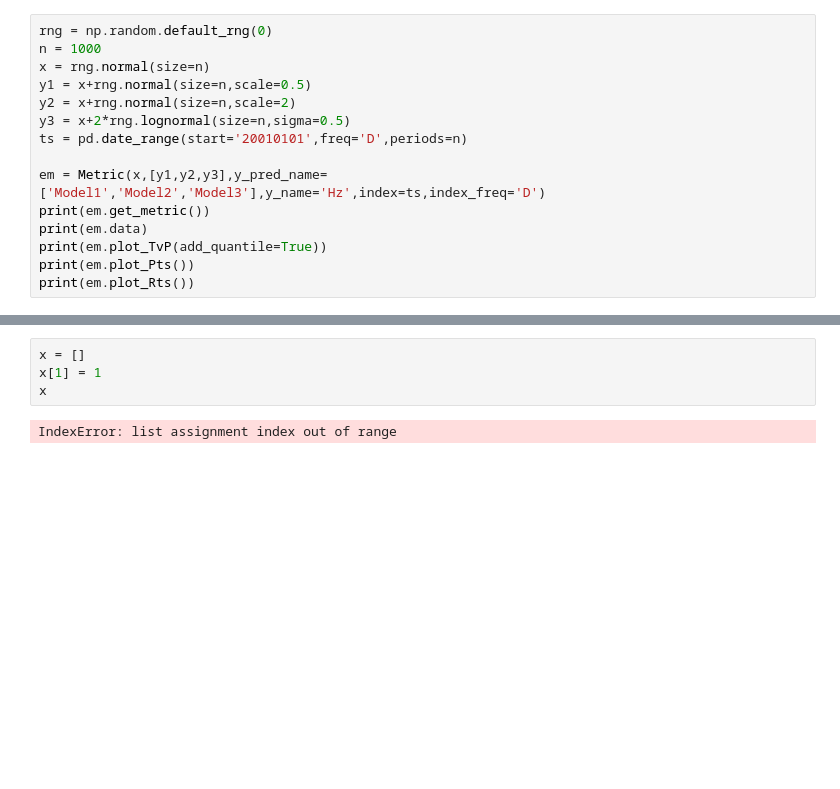
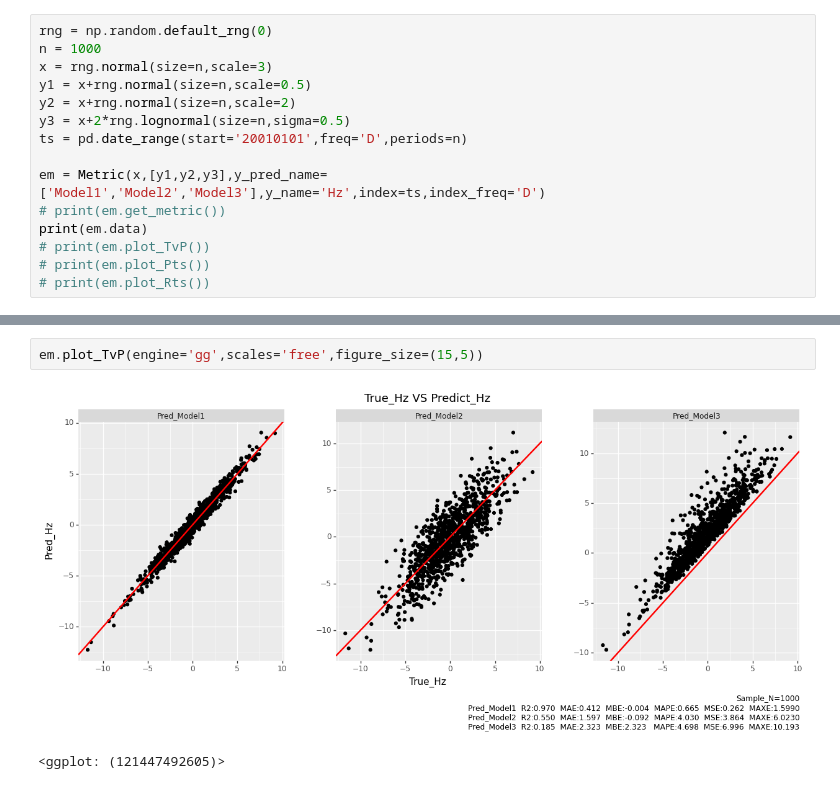
Before and after one commit to ShenhaoZhang/ModelTools, a Jupyter notebook: examples/exp_metric_eval.ipynb, the cells around one changed output, grey strips where cells are left out. Saved outputs shown, nothing was run; the diff lists cells and outputs as text; blank space fills up the shorter version.

```diff
--- a/examples/exp_metric_eval.ipynb
+++ b/examples/exp_metric_eval.ipynb
@@ -9,16 +9,16 @@ from ModelTools.Metric import Metric
 # %%
 rng = np.random.default_rng(0)
 n = 1000
-x = rng.normal(size=n)
+x = rng.normal(size=n,scale=3)
 y1 = x+rng.normal(size=n,scale=0.5)
 y2 = x+rng.normal(size=n,scale=2)
 y3 = x+2*rng.lognormal(size=n,sigma=0.5)
 ts = pd.date_range(start='20010101',freq='D',periods=n)
 
 em = Metric(x,[y1,y2,y3],y_pred_name=['Model1','Model2','Model3'],y_name='Hz',index=ts,index_freq='D')
-print(em.get_metric())
+# print(em.get_metric())
 print(em.data)
-print(em.plot_TvP(add_quantile=True))
-print(em.plot_Pts())
-print(em.plot_Rts())
+# print(em.plot_TvP())
+# print(em.plot_Pts())
+# print(em.plot_Rts())
 # %% [output]
@@ -46,6 +39,5 @@ Pred_Model3 -6.332869  2.322715  14.094126  2.322715  6.995897  10.193464
-# %%
-x = []
-x[1] = 1
-x
-# %% [output]
-IndexError: list assignment index out of range
+# %%
+em.plot_TvP(engine='gg',scales='free',figure_size=(15,5))
+# %% [output]
+[figure, added]
+<ggplot: (121447492605)>
```
Also changed, not shown: parts of 2 cells of this notebook, 3 other files.
